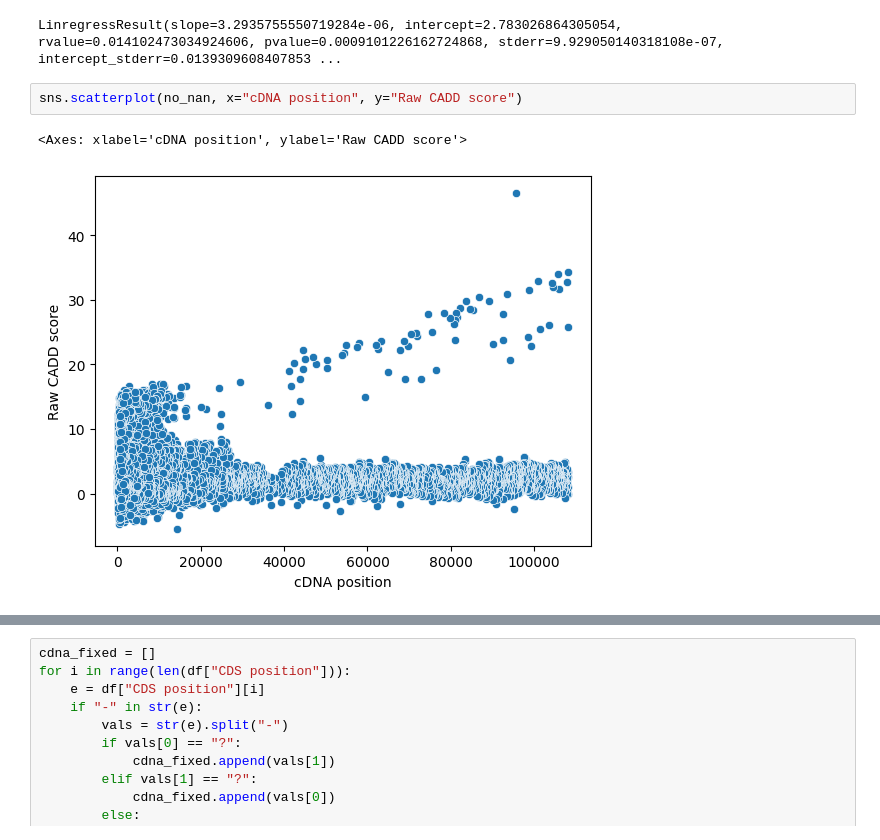
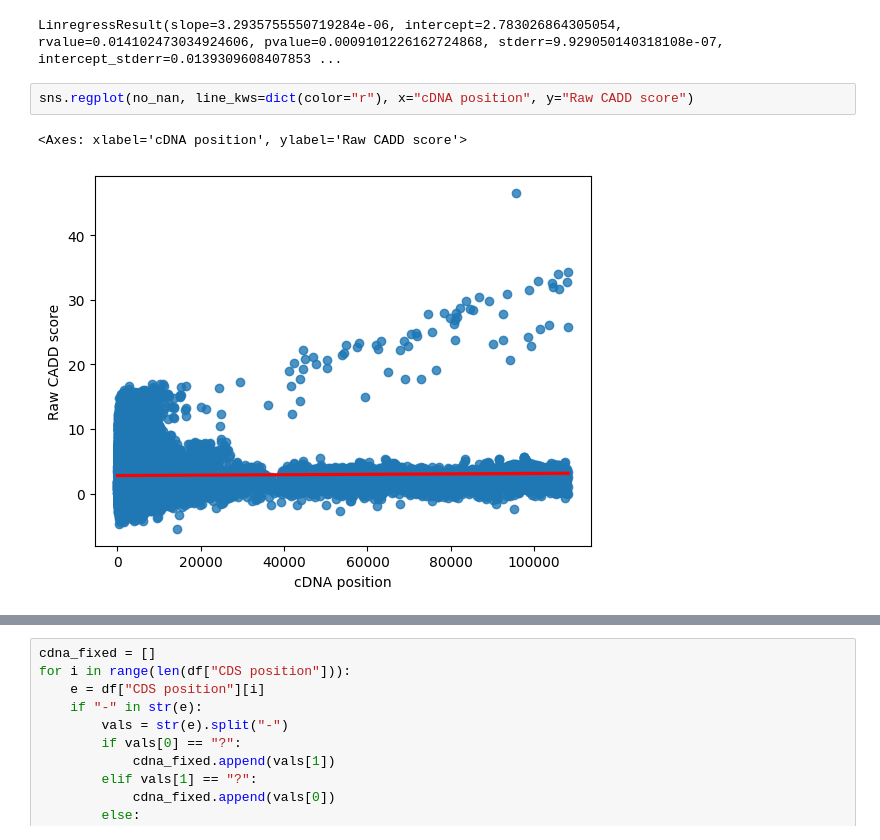
Before and after one commit to echometerain/Stats-Project, a Jupyter notebook: notebook.ipynb, the cells around one changed output, grey strips where cells are left out. Saved outputs shown, nothing was run; the diff lists cells and outputs as text.

```diff
--- a/notebook.ipynb
+++ b/notebook.ipynb
@@ -276,7 +296,7 @@ stats.linregress(x=no_nan["cDNA position"], y=no_nan["Raw CADD score"], alternat
 # %% [output]
 LinregressResult(slope=3.2935755550719284e-06, intercept=2.783026864305054, rvalue=0.014102473034924606, pvalue=0.0009101226162724868, stderr=9.929050140318108e-07, intercept_stderr=0.0139309608407853 ...
 # %%
-sns.scatterplot(no_nan, x="cDNA position", y="Raw CADD score")
+sns.regplot(no_nan, line_kws=dict(color="r"), x="cDNA position", y="Raw CADD score")
 # %% [output]
 <Axes: xlabel='cDNA position', ylabel='Raw CADD score'>
-[figure, old version]
+[figure, new version]
```
Also changed, not shown: parts of 17 cells of this notebook.
